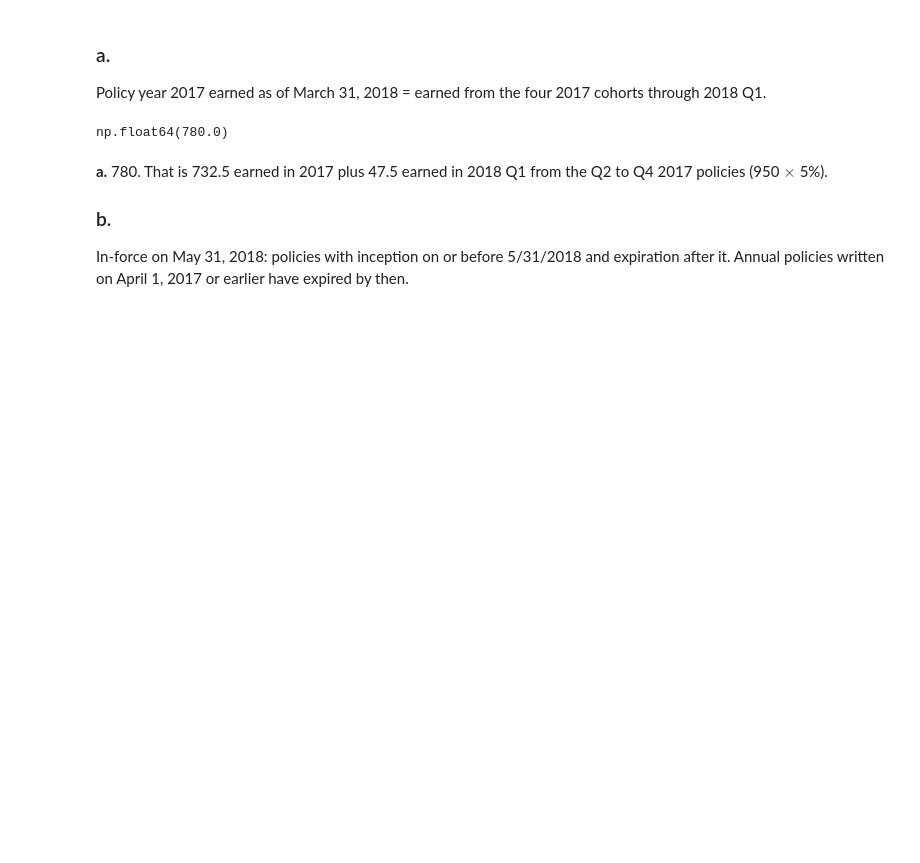
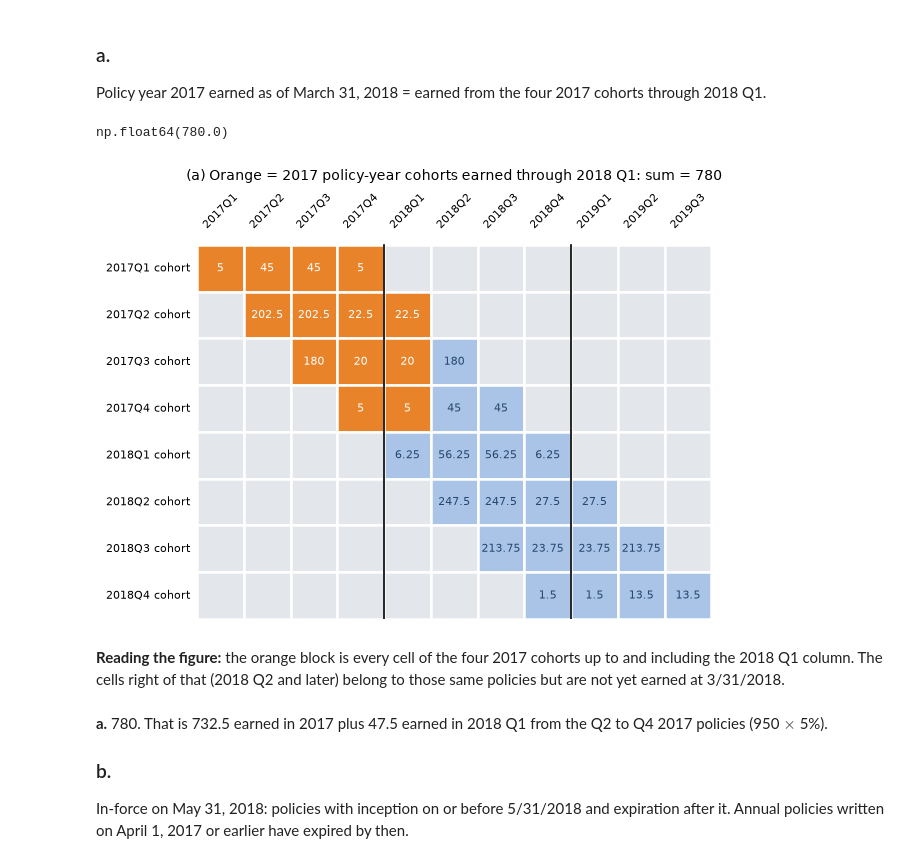
Before and after one commit to genedan/reserving-gym, a Jupyter notebook: problems/exam_5/2019_1.ipynb, the cells around one changed output. Cells and saved outputs as stored; diff of their text form; code cells hidden in the pictures; blank space fills up the shorter version.

```diff
--- a/problems/exam_5/2019_1.ipynb
+++ b/problems/exam_5/2019_1.ipynb
@@ -108,6 +163,18 @@ assert math.isclose(pytd_2017, 780)
 pytd_2017
 # %% [output]
 np.float64(780.0)
+# %%
+mask_a = pd.DataFrame(False, index=earned_matrix.index, columns=earned_matrix.columns)
+mask_a.loc[cohorts_2017, :pd.Period('2018Q1')] = True
+fig, ax = plt.subplots(figsize=(13, 4.8))
+heat(ax, earned_matrix, highlight=mask_a,
+     title=f'(a) Orange = 2017 policy-year cohorts earned through 2018 Q1: sum = {earned_matrix.where(mask_a, 0).sum().sum():g}')
+assert math.isclose(earned_matrix.where(mask_a, 0).sum().sum(), pytd_2017)
+plt.tight_layout(); plt.show()
+# %% [output]
+[figure, added]
+# %% [markdown]
+**Reading the figure:** the orange block is every cell of the four 2017 cohorts up to and including the 2018 Q1 column. The cells right of that (2018 Q2 and later) belong to those same policies but are not yet earned at 3/31/2018.
 # %% [markdown]
 **a.** 780. That is 732.5 earned in 2017 plus 47.5 earned in 2018 Q1 from the Q2 to Q4 2017 policies (950 $\times$ 5%).
 
```
Also changed, not shown: parts of 17 cells of this notebook, 1 other file.
